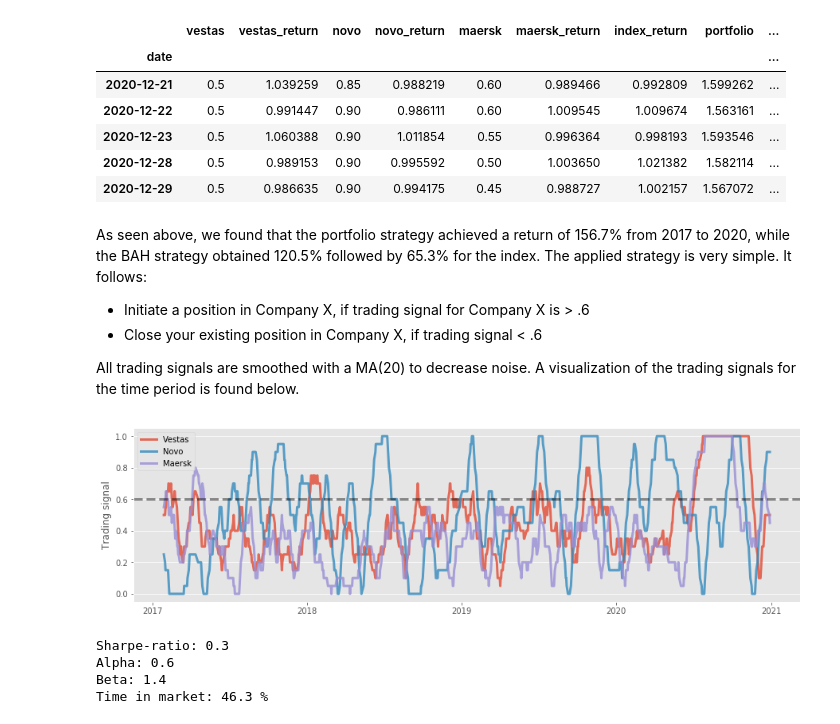
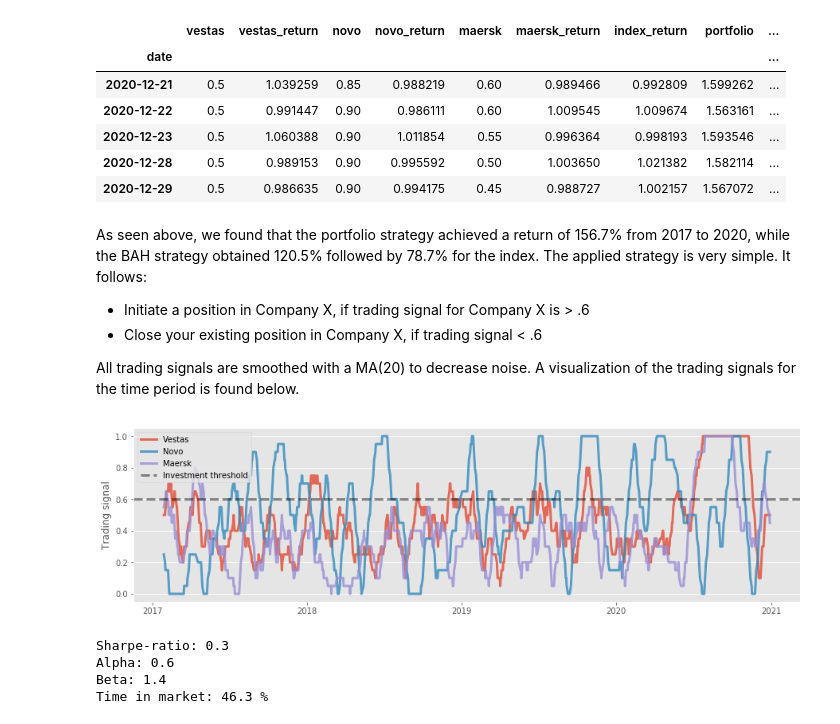
Before and after one commit to patrickiele3/thesis, a Jupyter notebook: news_or_noise.ipynb, the cells around one changed output. Saved outputs shown, nothing was run; the diff lists cells and outputs as text; code cells hidden in the pictures.

Commit message:
altered notation on graphs

```diff
--- a/news_or_noise.ipynb
+++ b/news_or_noise.ipynb
@@ -419,7 +429,7 @@ df_signal_trade.tail()
 | 2020-12-28 | 0.5 | 0.989153 | 0.90 | 0.995592 | 0.50 | 1.003650 | 1.021382 | 1.582114 | ... |
 | 2020-12-29 | 0.5 | 0.986635 | 0.90 | 0.994175 | 0.45 | 0.988727 | 1.002157 | 1.567072 | ... |
 # %% [markdown]
-As seen above, we found that the portfolio strategy achieved a return of 156.7% from 2017 to 2020, while the BAH strategy obtained 120.5% followed by 65.3% for the index. The applied strategy is very simple. It follows:
+As seen above, we found that the portfolio strategy achieved a return of 156.7% from 2017 to 2020, while the BAH strategy obtained 120.5% followed by 78.7% for the index. The applied strategy is very simple. It follows:
 - Initiate a position in Company X, if trading signal for Company X is > .6
 - Close your existing position in Company X, if trading signal < .6
 
@@ -427,19 +437,19 @@ All trading signals are smoothed with a MA(20) to decrease noise. A visualizatio
 # %%
 ## VISUALIZE TRADING SIGNALS
 fig = plt.figure(figsize=(15, 4))
 ax = plt.gca()
 ax.xaxis.set_major_formatter(formatter)
 ax.xaxis.set_major_locator(locator)
 ax.plot(df_signal_trade.index, df_signal_trade['vestas'], alpha=0.8, lw=3, label='Vestas')
 ax.plot(df_signal_trade.index, df_signal_trade['novo'], alpha=0.8, lw=3, label='Novo')
 ax.plot(df_signal_trade.index, df_signal_trade['maersk'], alpha=0.8, lw=3, label='Maersk')
 ax.set_ylabel('Trading signal')
 ax.xaxis.grid()
-ax.axhline(y=0.6, color='k', linestyle='--', lw=3, alpha=0.45)
+ax.axhline(y=0.6, color='k', linestyle='--', lw=3, alpha=0.45, label='Investment threshold')
 plt.legend(loc='upper left')
 plt.show()
 # %% [output]
-[figure, old version]
+[figure, new version]
 # %%
 ## RETRIEVE STATISTICS
 ## CONVERT DATA TO ANNUALIZED
```
Also changed, not shown: parts of 10 cells of this notebook.
